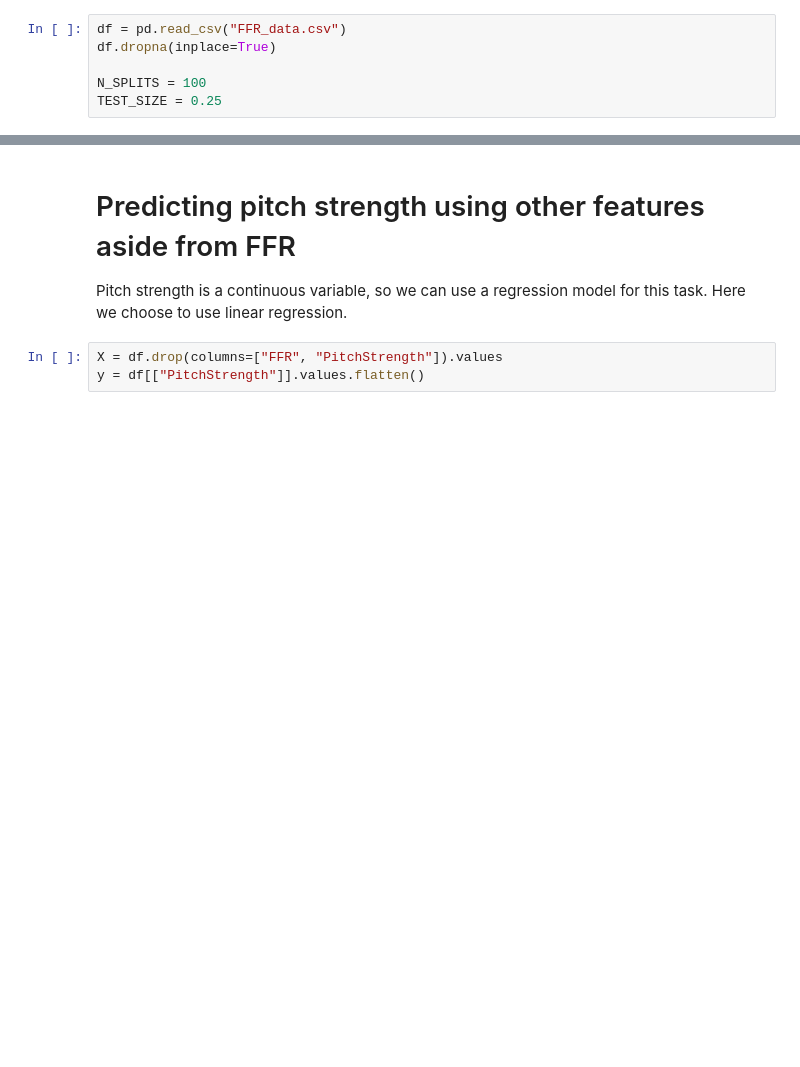
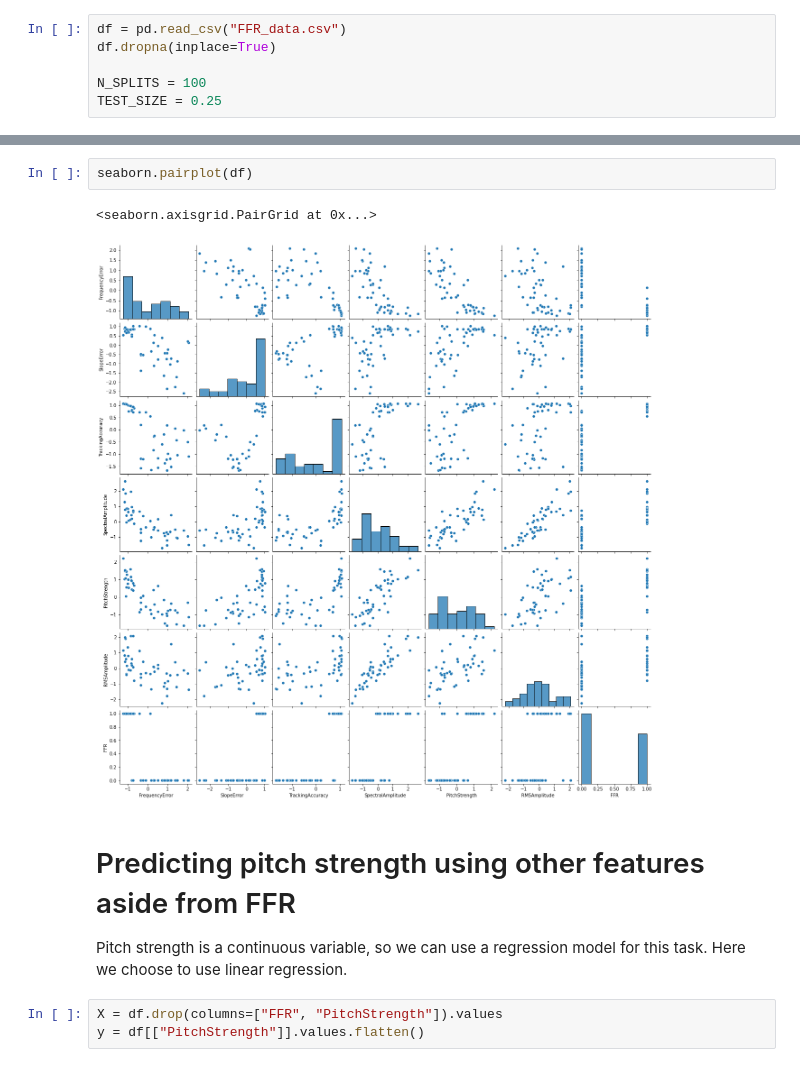
Before and after one commit to qxxxb/ffr_ml_tutorial, a Jupyter notebook: main.ipynb, the cells around one changed output, grey strips where cells are left out. Drawn from its saved outputs; the diff is of its cells as text; blank space fills up the shorter version.

Commit message:
Add pairplot

```diff
--- a/main.ipynb
+++ b/main.ipynb
@@ -13,3 +18,8 @@ TEST_SIZE = 0.25
+# %%
+seaborn.pairplot(df)
+# %% [output]
+<seaborn.axisgrid.PairGrid at 0x...>
+[figure, added]
 # %% [markdown]
 # Predicting pitch strength using other features aside from FFR
 
```
Also changed, not shown: parts of 6 cells of this notebook.
